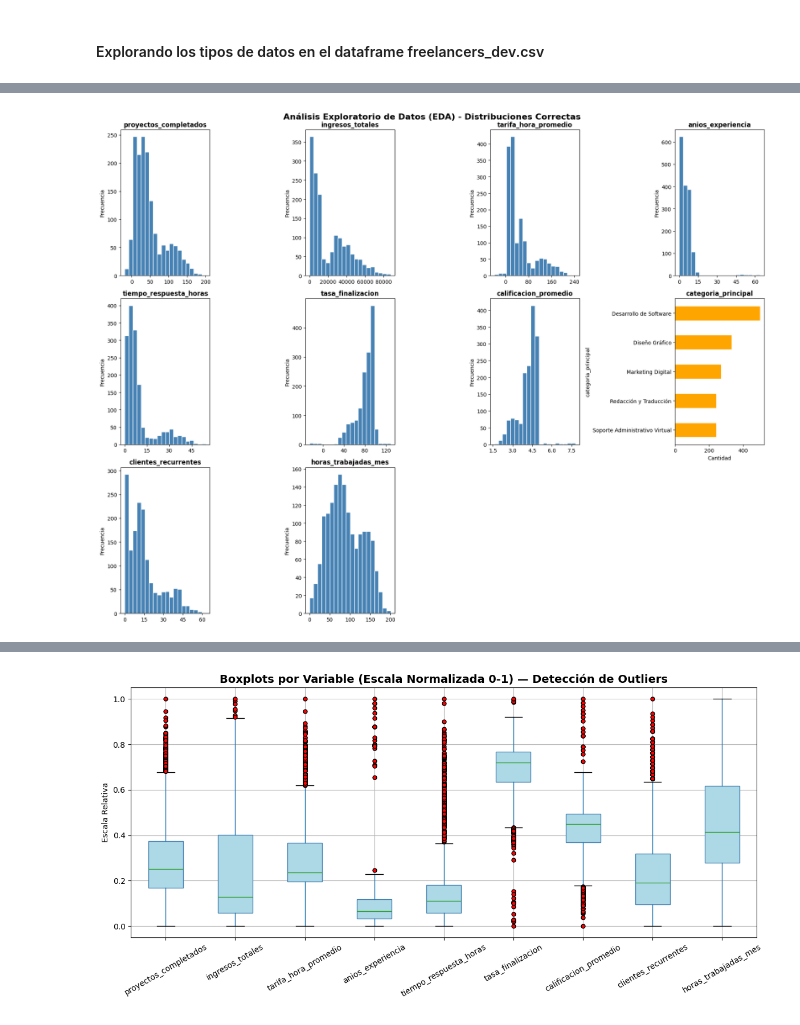
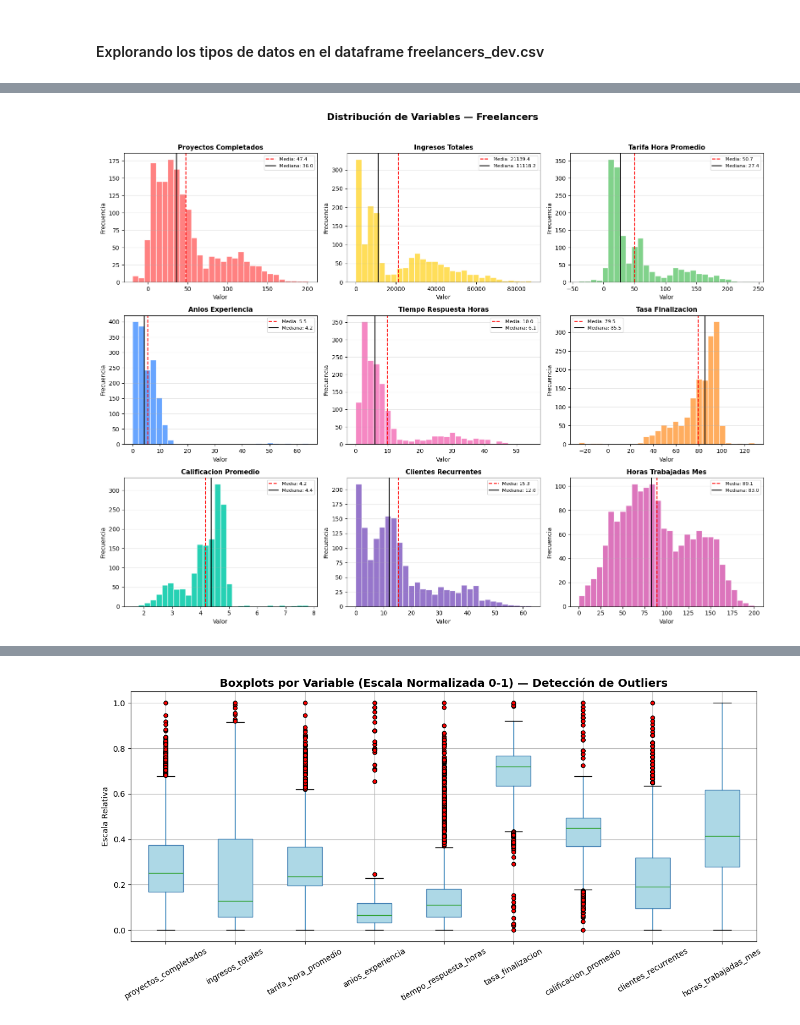
Before and after one commit to Cardona-Hector2023/OLC2_EJ26_ML_32, a Jupyter notebook: Proyecto2/Manuales/Docu_freelancer.ipynb, the cells around one changed output, grey strips where cells are left out. Cells and saved outputs as stored; diff of their text form; code cells hidden in the pictures.

```diff
--- a/Proyecto2/Manuales/Docu_freelancer.ipynb
+++ b/Proyecto2/Manuales/Docu_freelancer.ipynb
@@ -350,58 +354,47 @@ df1.describe()
 # %%
 import matplotlib.pyplot as plt
 import matplotlib.ticker as ticker
 import pandas as pd
 
-# 1. LIMPIEZA DE TIPOS DE DATOS CRÍTICOS
-# Forzamos a que las columnas numéricas que Pandas leyó como texto sean números reales.
-# 'errors="coerce"' transformará cualquier texto extraño (como símbolos o espacios) en NaN para que no rompa el código.
-
-columnas_a_numericas = ['proyectos_completados', 'tarifa_hora_promedio', 'calificacion_promedio']
-
-for col in columnas_a_numericas:
-    # Si las tarifas tienen símbolos de $, los limpiamos primero (por si acaso)
-    if df1[col].dtype == 'object':
-        df1[col] = df1[col].astype(str).str.replace('$', '', regex=False).str.strip()
-
-    # Conversión a número
+columnas = [
+    'proyectos_completados', 'ingresos_totales', 'tarifa_hora_promedio',
+    'anios_experiencia', 'tiempo_respuesta_horas', 'tasa_finalizacion',
+    'calificacion_promedio', 'clientes_recurrentes', 'horas_trabajadas_mes'
+]
+# Esto convierte textos extraños a NaN y permite que .mean() y .median() funcionen sin romper el código
+for col in columnas:
     df1[col] = pd.to_numeric(df1[col], errors='coerce')
 
-# 2. SELECCIÓN DE VARIABLES PARA EL EDA
-# Quitamos 'freelancer_id' porque al ser un ID único por persona, su gráfica no aporta información útil.
-columnas_para_graficar = [col for col in df1.columns if col != 'freelancer_id']
+fig, axes = plt.subplots(3, 3, figsize=(16, 12))
+fig.suptitle('Distribución de Variables — Freelancers', fontsize=16, fontweight='bold', y=1.02)
+axes = axes.flatten()
 
+# Reemplaza la línea 'colores = [...]' en tu código con esto:
+colores = ['#FF6B6B', '#FFD93D', '#6BCB77', '#4D96FF', '#F473B9',
+           '#FF9F43', '#00C9A7', '#845EC2', '#D65DB1']
+for i, col in enumerate(columnas):
+    ax = axes[i]
 
-# 3. CONFIGURACIÓN DEL LIENZO (3 filas, 4 columnas)
-# Como tenemos 10 variables en total, una cuadrícula de 3x4 (12 espacios) nos viene perfecto.
-fig, axes = plt.subplots(3, 4, figsize=(18, 14))
+    # 2. OPTIMIZACIÓN: Se usa 'skipna=True' por si quedaron valores vacíos tras la conversión
+    media   = df1[col].mean(skipna=True)
+    mediana = df1[col].median(skipna=True)
 
-# 4. EL BUCLE DE GRAFICADO CORREGIDO
-for ax, col in zip(axes.flat, columnas_para_graficar):
+    # Graficar el histograma (eliminamos valores nulos temporalmente solo para el gráfico con .dropna())
+    ax.hist(df1[col].dropna(), bins=30, color=colores[i], edgecolor='white', alpha=0.85)
 
-    # CASO A: Variable Categórica (Texto real)
-    if col == 'categoria_principal':
-        conteo = df1[col].value_counts()
-        # Graficamos en horizontal (barh) para que las profesiones largas se lean perfectamente
-        conteo.plot(kind='barh', ax=ax, color="orange", edgecolor="white")
-        ax.invert_yaxis()  # Pone la categoría con más freelancers arriba
-        ax.set_xlabel("Cantidad")
+    # Líneas de media y mediana
+    ax.axvline(media,   color='red',   linestyle='--', linewidth=1.5, label=f'Media: {media:.1f}')
+    ax.axvline(mediana, color='black', linestyle='-',  linewidth=1.5, label=f'Mediana: {mediana:.1f}')
 
-    # CASO B: Variables Numéricas (¡Todas las demás ahora lo son!)
-    else:
-        ax.hist(df1[col].dropna(), bins=20, color="steelblue", edgecolor="white")
-        # Forzamos a Matplotlib a mostrar máximo 5 números limpios en el eje X
-        ax.xaxis.set_major_locator(ticker.MaxNLocator(nbins=5))
-        ax.set_ylabel("Frecuencia")
+    # Formato estético
+    ax.set_title(col.replace('_', ' ').title(), fontsize=11, fontweight='bold')
+    ax.set_xlabel('Valor')
+    ax.set_ylabel('Frecuencia')
+    ax.legend(fontsize=8)
+    ax.grid(axis='y', alpha=0.3)
 
-    ax.set_title(col, fontweight="bold", fontsize=12)
-
-# 5. LIMPIEZA VISUAL DE ESPACIOS VACÍOS
-# Como usamos 10 variables en 12 espacios, apagamos los últimos 2 planos cartesianos vacíos.
-for i in range(len(columnas_para_graficar), len(axes.flat)):
-    axes.flat[i].set_visible(False)
-
-plt.suptitle("Análisis Exploratorio de Datos (EDA) - Distribuciones Correctas", fontsize=16, fontweight="bold", y=0.98)
 plt.tight_layout()
+plt.savefig('eda_distribucion_freelancers.png', dpi=150, bbox_inches='tight')
 plt.show()
 # %% [output]
-[figure, old version]
+[figure, new version]
```
Also changed, not shown: parts of 12 cells of this notebook, 20 other files.
